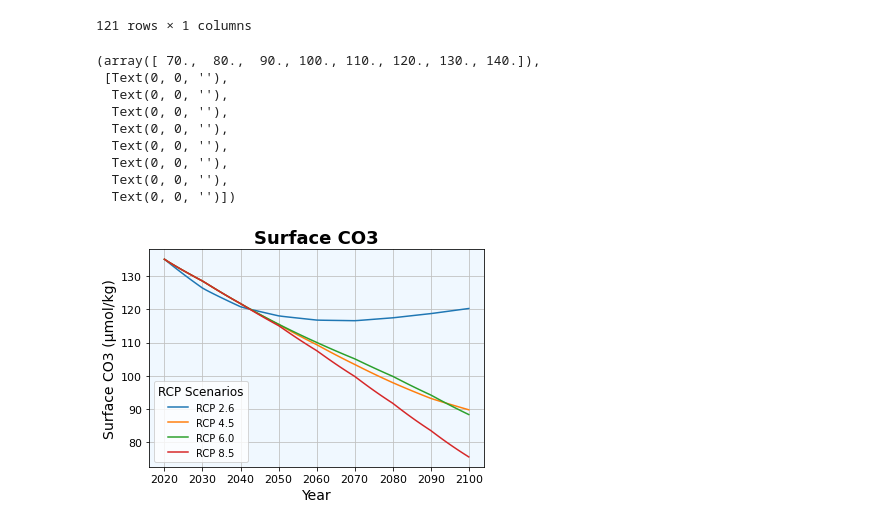
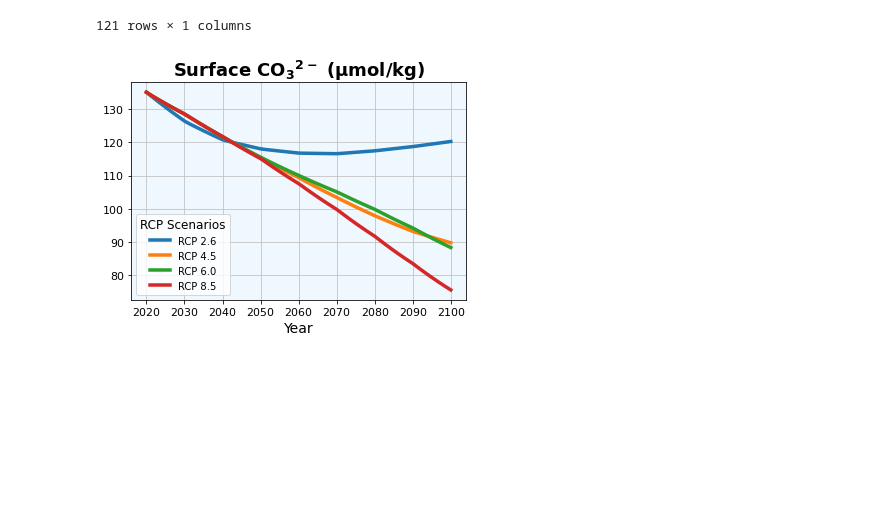
Before and after one commit to cadenkang/EPS-03, a Jupyter notebook: Surface CO3 plots (RCP).ipynb, the cells around one changed output. Cells and saved outputs as stored; diff of their text form; code cells hidden in the pictures; blank space fills up the shorter version.

```diff
--- a/Surface CO3 plots (RCP).ipynb
+++ b/Surface CO3 plots (RCP).ipynb
@@ -109,31 +109,25 @@ RCP85
 # %%
 fig = plt.figure()
 axl = fig.add_subplot(111)
 new26 = RCP26.iloc[40:,0]
 new45 = RCP45.iloc[40:,0]
 new6 = RCP6.iloc[40:,0]
 new85 = RCP85.iloc[40:,0]
 data = (new26, new45, new6, new85)
 
 for i in data:
-    lines = axl.plot(i, label=i.name)
+    lines = axl.plot(i, label=i.name, linewidth=3.5)
 
 axl.legend(title='RCP Scenarios', prop={'size': 10}, title_fontsize=12)
 axl.grid(color='silver', b=True, which='both')
 axl.set_facecolor('aliceblue')
-axl.set_title('Surface CO3', fontsize=18, fontweight='bold')
+axl.set_title('Surface $CO_{3}$$^{2-}$ (µmol/kg)', fontsize=18, fontweight='bold')
 plt.xlabel('Year', fontsize=14)
 plt.xticks(fontsize=11)
-plt.ylabel('Surface CO3 (µmol/kg)', fontsize=14)
+#plt.ylabel('', fontsize=14)
 plt.yticks(fontsize=11)
+
+params = {'mathtext.default':'regular'}
+plt.rcParams.update(params)
 # %% [output]
-(array([ 70.,  80.,  90., 100., 110., 120., 130., 140.]),
- [Text(0, 0, ''),
-  Text(0, 0, ''),
-  Text(0, 0, ''),
-  Text(0, 0, ''),
-  Text(0, 0, ''),
-  Text(0, 0, ''),
-  Text(0, 0, ''),
-  Text(0, 0, '')])
-[figure, old version]
+[figure, new version]
```
